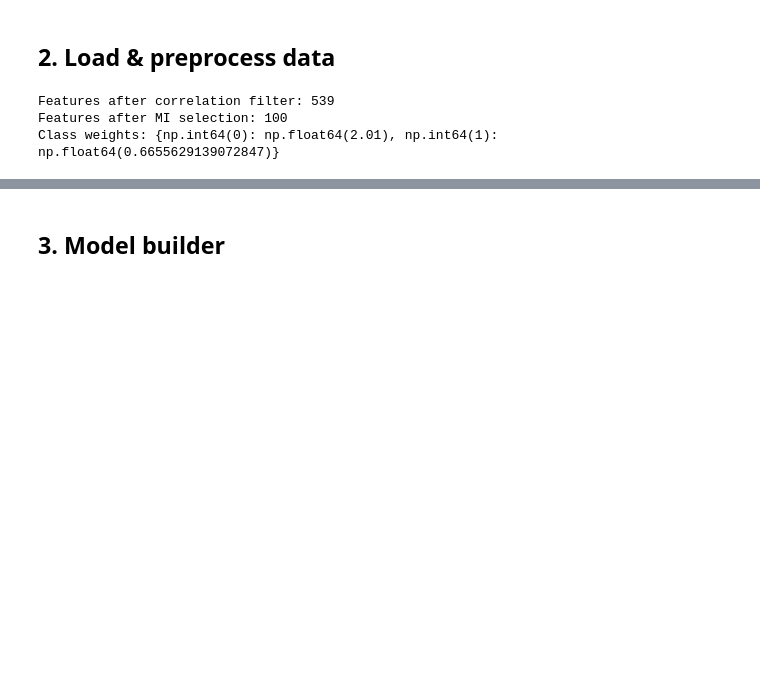
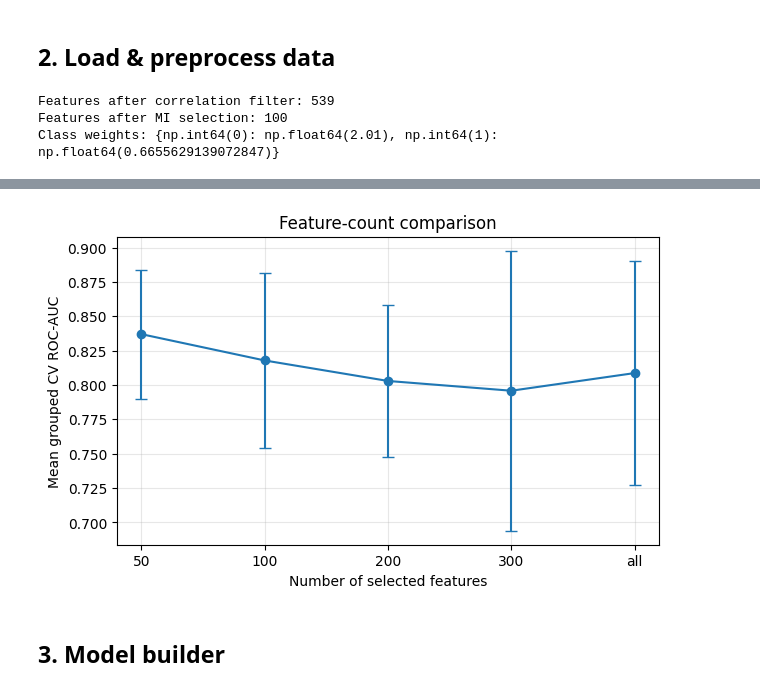
Before and after one commit to Inesvvv/Parkinsons_MachineLearning, a Jupyter notebook: hyperparameter_tuning.ipynb, the cells around one changed output, grey strips where cells are left out. Cells and saved outputs as stored; diff of their text form; code cells hidden in the pictures; blank space fills up the shorter version.

Commit message:
Test best feature size intake

```diff
--- a/hyperparameter_tuning.ipynb
+++ b/hyperparameter_tuning.ipynb
@@ -93,0 +98,98 @@ Class weights: {np.int64(0): np.float64(2.01), np.int64(1): np.float64(0.6655629
+# %%
+def build_feature_count_baseline(input_dim):
+    """One-hidden-layer baseline used only for feature-count comparison."""
+    model = tf.keras.Sequential([
+        tf.keras.layers.Input(shape=(input_dim,)),
+        tf.keras.layers.Dense(32, activation='relu', kernel_regularizer=tf.keras.regularizers.l2(1e-3)),
+        tf.keras.layers.Dropout(0.20),
+        tf.keras.layers.Dense(1, activation='sigmoid')
+    ])
+    model.compile(
+        optimizer=tf.keras.optimizers.Adam(learning_rate=1e-3),
+        loss='binary_crossentropy',
+        metrics=[tf.keras.metrics.AUC(name='auc')]
+    )
+    return model
+
+
+FEATURE_COUNTS_TO_COMPARE = [50, 100, 200, 300, 'all']
+feature_count_cv = GroupKFold(n_splits=5)
+feature_count_rows = []
+
+for k in FEATURE_COUNTS_TO_COMPARE:
+    fold_aucs = []
+
+    for fold, (tr_idx, val_idx) in enumerate(
+        feature_count_cv.split(X_train_raw, y_train, train_groups), start=1
+    ):
+        X_tr_raw = X_train_raw.iloc[tr_idx]
+        X_val_raw = X_train_raw.iloc[val_idx]
+        y_tr = y_train.iloc[tr_idx]
+        y_val = y_train.iloc[val_idx]
+
+        if k == 'all':
+            X_tr_sel = X_tr_raw
+            X_val_sel = X_val_raw
+            n_features_used = X_tr_raw.shape[1]
+        else:
+            n_features_used = min(k, X_tr_raw.shape[1])
+            selector_k = SelectKBest(mutual_info_classif, k=n_features_used)
+            X_tr_sel = selector_k.fit_transform(X_tr_raw, y_tr)
+            X_val_sel = selector_k.transform(X_val_raw)
+
+        scaler_k = StandardScaler()
+        X_tr_scaled = scaler_k.fit_transform(X_tr_sel)
+        X_val_scaled = scaler_k.transform(X_val_sel)
+
+        set_seeds(SEED + fold)
+        tf.keras.backend.clear_session()
+        model_k = build_feature_count_baseline(input_dim=X_tr_scaled.shape[1])
+
+        callbacks_k = [
+            tf.keras.callbacks.EarlyStopping(
+                monitor='val_auc', mode='max', patience=10, restore_best_weights=True
+            )
+        ]
+
+        model_k.fit(
+            X_tr_scaled, y_tr,
+            validation_data=(X_val_scaled, y_val),
+            epochs=100,
+            batch_size=32,
+            class_weight=class_weight_dict,
+            callbacks=callbacks_k,
+            verbose=0
+        )
+
+        val_proba = model_k.predict(X_val_scaled, verbose=0).ravel()
+        fold_aucs.append(roc_auc_score(y_val, val_proba))
+
+    feature_count_rows.append({
+        'k_features': k,
+        'n_features_used': n_features_used,
+        'mean_cv_roc_auc': np.mean(fold_aucs),
+        'std_cv_roc_auc': np.std(fold_aucs),
+        'fold_aucs': fold_aucs,
+    })
+
+feature_count_results = pd.DataFrame(feature_count_rows)
+print('=== Feature-count grouped CV comparison ===')
+print(feature_count_results[['k_features', 'n_features_used', 'mean_cv_roc_auc', 'std_cv_roc_auc']].to_string(index=False))
+
+plot_results = feature_count_results.copy()
+plot_results['k_label'] = plot_results['k_features'].astype(str)
+
+plt.figure(figsize=(7, 4))
+plt.errorbar(
+    plot_results['k_label'],
+    plot_results['mean_cv_roc_auc'],
+    yerr=plot_results['std_cv_roc_auc'],
+    marker='o',
+    capsize=4
+)
+plt.xlabel('Number of selected features')
+plt.ylabel('Mean grouped CV ROC-AUC')
+plt.title('Feature-count comparison')
+plt.grid(alpha=0.3)
+plt.show()
+# %% [output]
@@ -94,3 +203,4 @@ Class weights: {np.int64(0): np.float64(2.01), np.int64(1): np.float64(0.6655629
+[figure, added]
 # %% [markdown]
 ## 3. Model builder
 # %%
```
Also changed, not shown: parts of 8 cells of this notebook.
